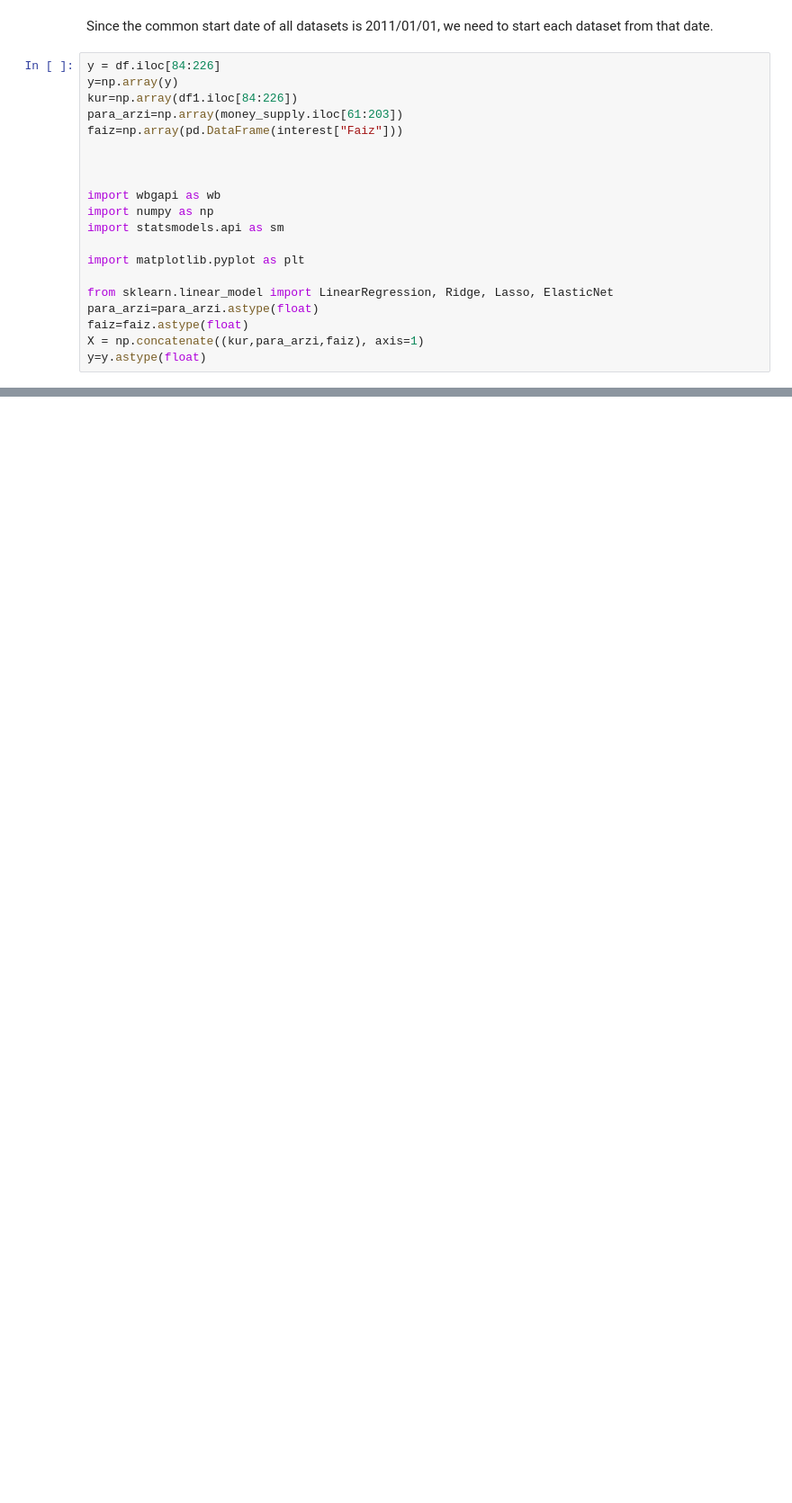
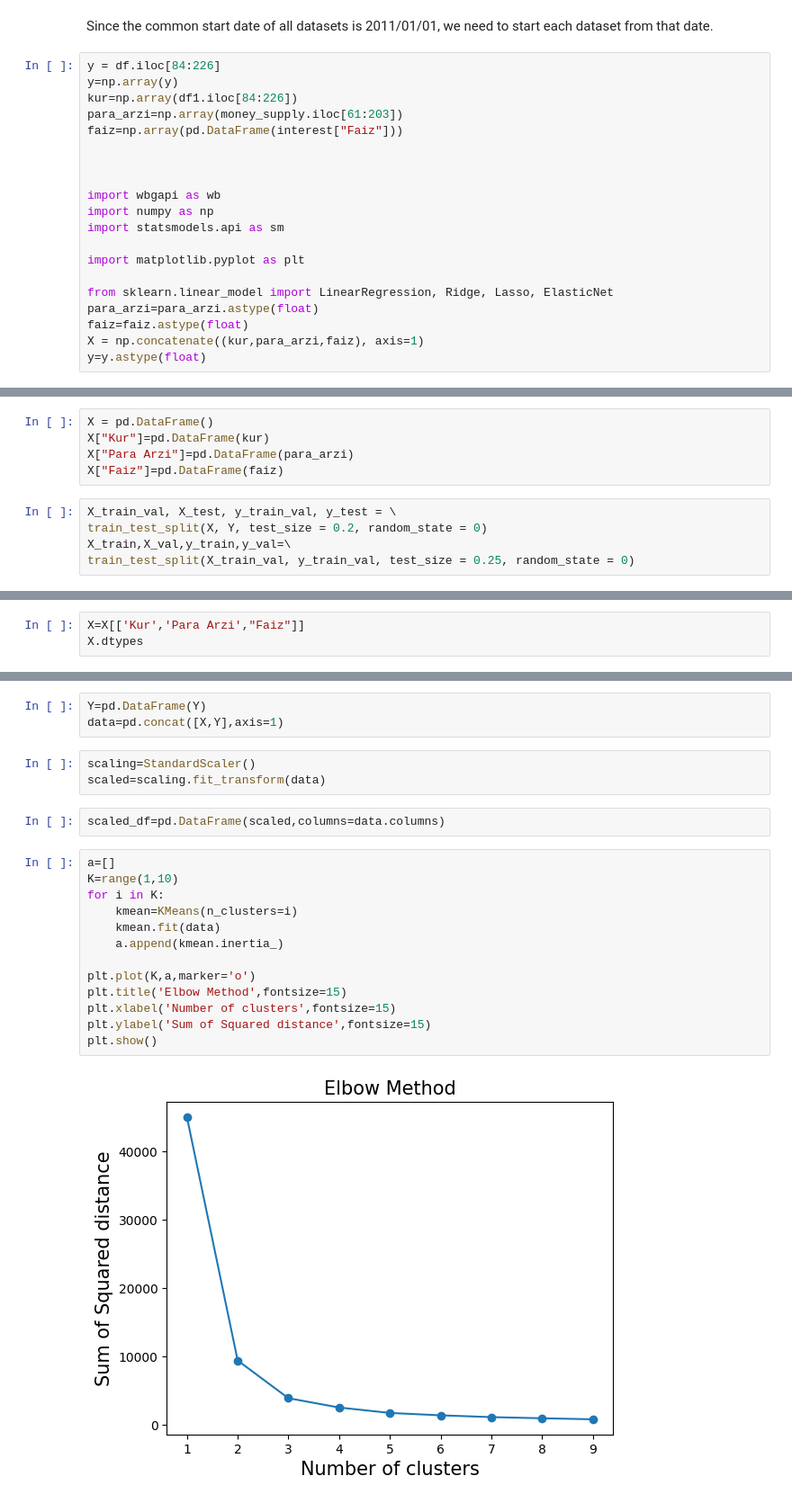
Before and after one commit to kayabo19/MAT388E-Final-Project, a Jupyter notebook: Final_Project.ipynb, the cells around one changed output, grey strips where cells are left out. Shown at 90% size. Saved outputs shown, nothing was run; the diff lists cells and outputs as text; blank space fills up the shorter version.

```diff
--- a/Final_Project.ipynb
+++ b/Final_Project.ipynb
@@ -265,0 +274,10 @@ Linear Regression score is %84.9
+# %%
+X = pd.DataFrame()
+X["Kur"]=pd.DataFrame(kur)
+X["Para Arzi"]=pd.DataFrame(para_arzi)
+X["Faiz"]=pd.DataFrame(faiz)
+# %%
+X_train_val, X_test, y_train_val, y_test = \
+train_test_split(X, Y, test_size = 0.2, random_state = 0)
+X_train,X_val,y_train,y_val=\
+train_test_split(X_train_val, y_train_val, test_size = 0.25, random_state = 0)
@@ -265,0 +304,3 @@ Linear Regression score is %84.9
+# %%
+X=X[['Kur','Para Arzi',"Faiz"]]
+X.dtypes
@@ -265,0 +322,23 @@ Linear Regression score is %84.9
+# %%
+Y=pd.DataFrame(Y)
+data=pd.concat([X,Y],axis=1)
+# %%
+scaling=StandardScaler()
+scaled=scaling.fit_transform(data)
+# %%
+scaled_df=pd.DataFrame(scaled,columns=data.columns)
+# %%
+a=[]
+K=range(1,10)
+for i in K:
+    kmean=KMeans(n_clusters=i)
+    kmean.fit(data)
+    a.append(kmean.inertia_)
+
+plt.plot(K,a,marker='o')
+plt.title('Elbow Method',fontsize=15)
+plt.xlabel('Number of clusters',fontsize=15)
+plt.ylabel('Sum of Squared distance',fontsize=15)
+plt.show()
+# %% [output]
+[figure, added]
```
Also changed, not shown: parts of 30 cells of this notebook.
